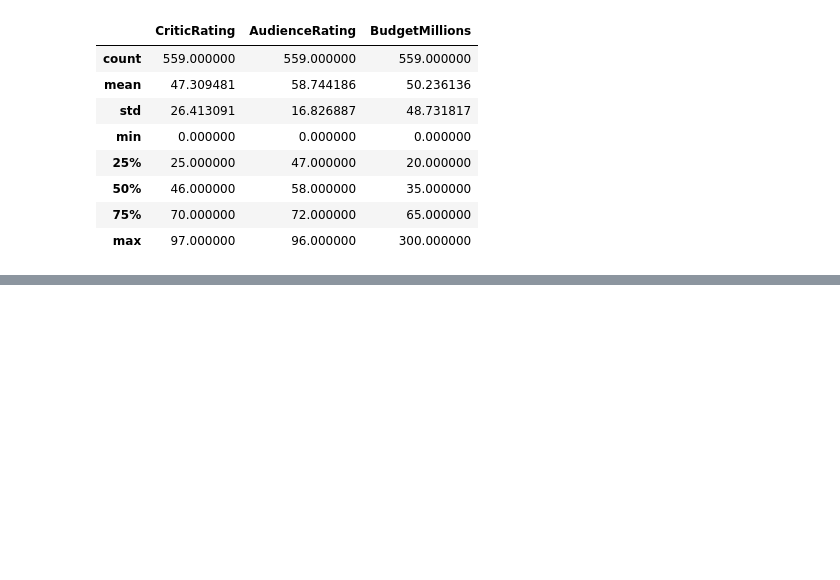
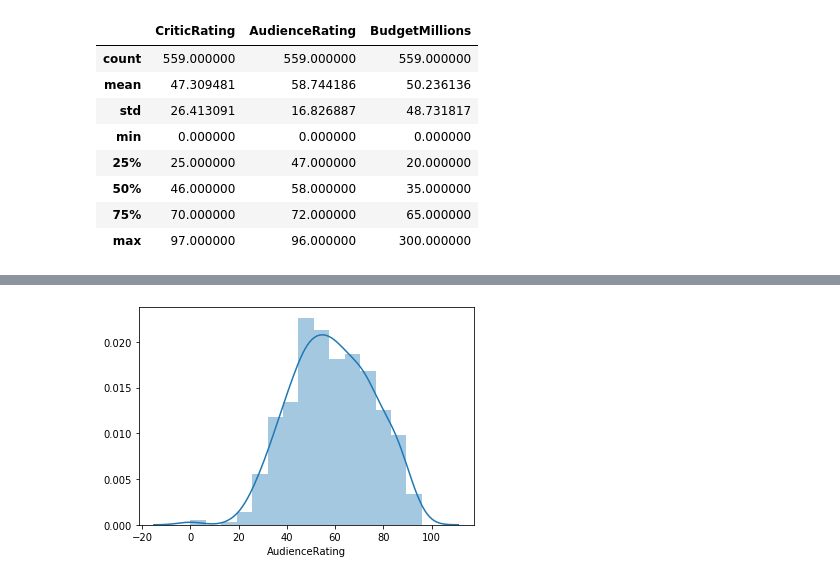
Before and after one commit to moshohel/python-for-data-science, a Jupyter notebook: Movie Rating Analytics.ipynb, the cells around one changed output, grey strips where cells are left out. Cells and saved outputs as stored; diff of their text form; code cells hidden in the pictures; blank space fills up the shorter version.

```diff
--- a/Movie Rating Analytics.ipynb
+++ b/Movie Rating Analytics.ipynb
@@ -139,0 +169,4 @@ movies.describe()
+# %%
+m1 = sns.distplot(movies.AudienceRating, bins=15)
+# %% [output]
+[figure, added]
```
Also changed, not shown: parts of 58 cells of this notebook, 1 other file.
